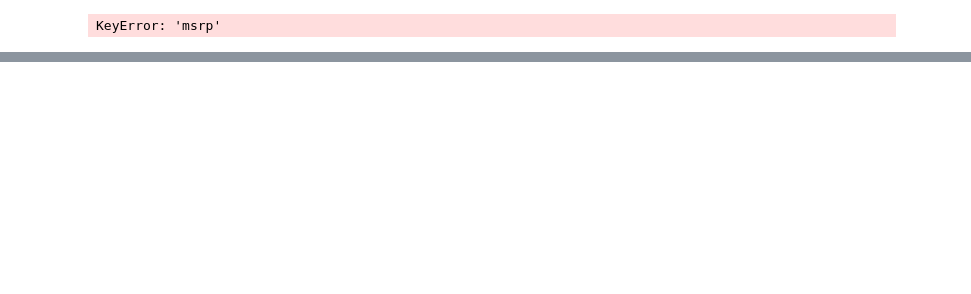
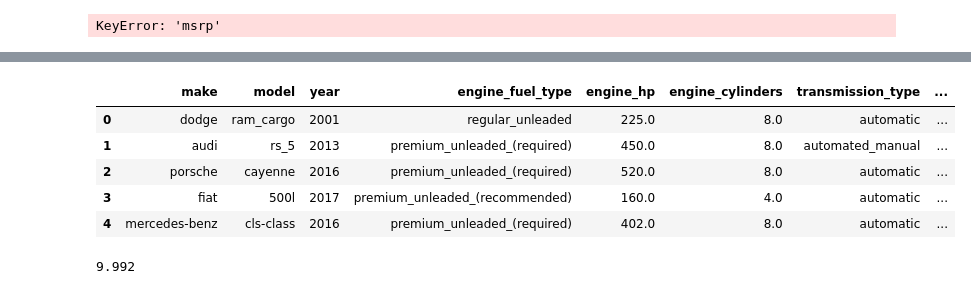
Before and after one commit to maylwin/machine-learning-zoomcamp-homework, a Jupyter notebook: 02-regression/exercises.ipynb, the cells around one changed output, grey strips where cells are left out. Cells and saved outputs as stored; diff of their text form; code cells hidden in the pictures; blank space fills up the shorter version.

```diff
--- a/02-regression/exercises.ipynb
+++ b/02-regression/exercises.ipynb
@@ -542,0 +598,9 @@ Index(['make', 'model', 'year', 'engine_fuel_type', 'engine_hp',
+# %%
+df_training.head()
+# %% [output]
+|  | make | model | year | engine_fuel_type | engine_hp | engine_cylinders | transmission_type | ... |
+| 0 | dodge | ram_cargo | 2001 | regular_unleaded | 225.0 | 8.0 | automatic | ... |
+| 1 | audi | rs_5 | 2013 | premium_unleaded_(required) | 450.0 | 8.0 | automated_manual | ... |
+| 2 | porsche | cayenne | 2016 | premium_unleaded_(required) | 520.0 | 8.0 | automatic | ... |
+| 3 | fiat | 500l | 2017 | premium_unleaded_(recommended) | 160.0 | 4.0 | automatic | ... |
+| 4 | mercedes-benz | cls-class | 2016 | premium_unleaded_(required) | 402.0 | 8.0 | automatic | ... |
@@ -542,0 +626,5 @@ Index(['make', 'model', 'year', 'engine_fuel_type', 'engine_hp',
+# %%
+pred_price = linear_regression(xi)
+pred_price
+# %% [output]
+9.992
```
Also changed, not shown: parts of 20 cells of this notebook, 1 other file.
